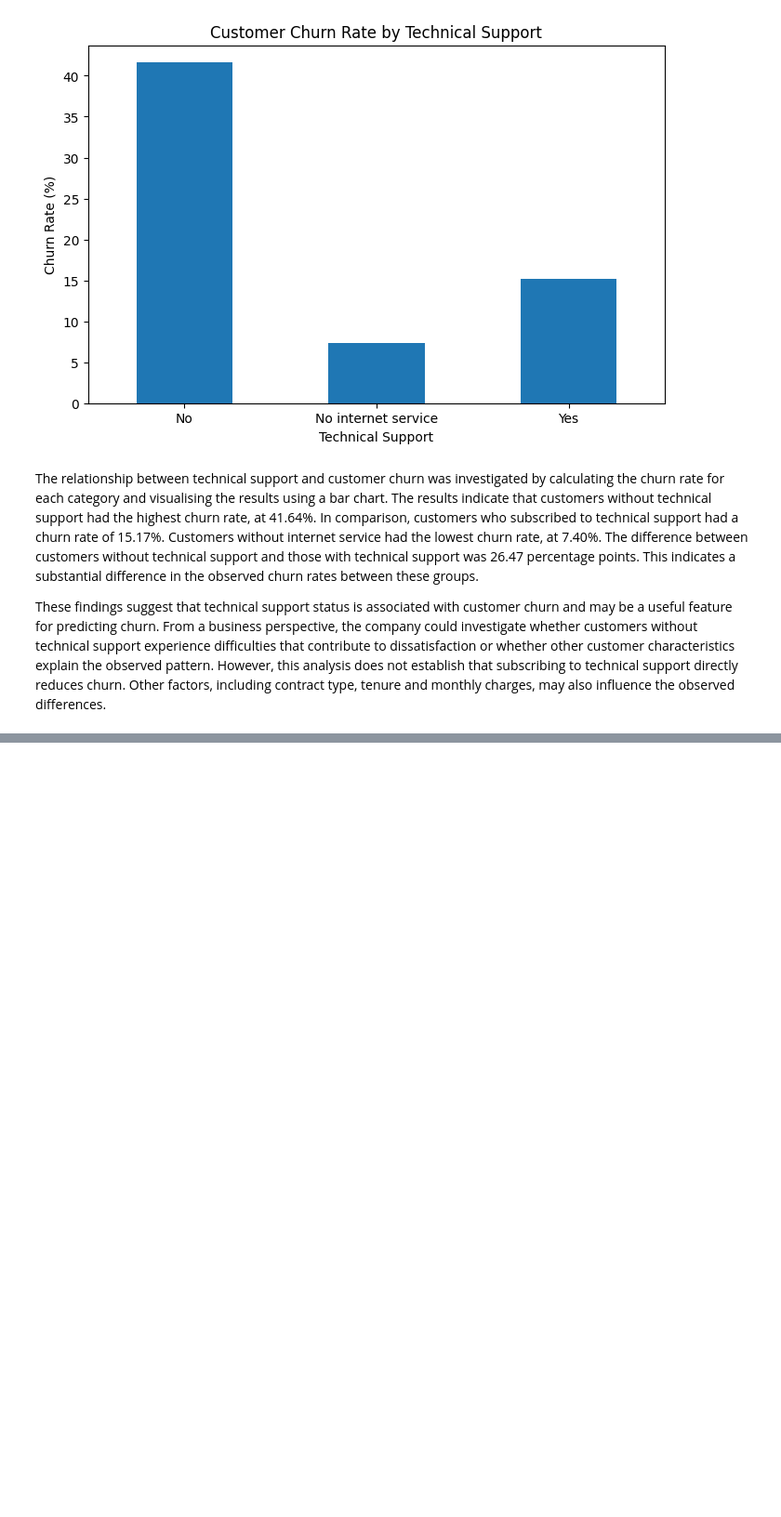
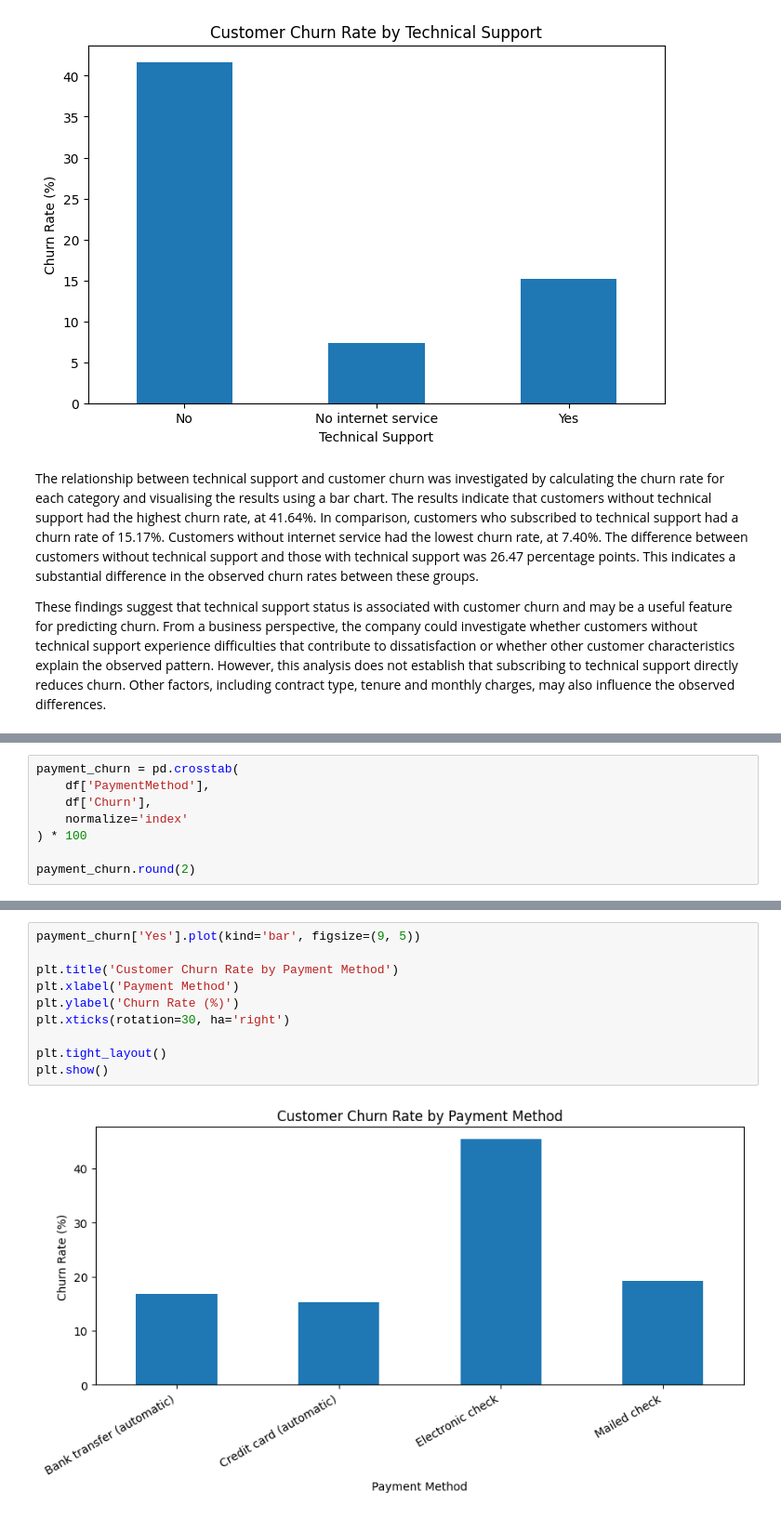
Before and after one commit to SJ174/MLCW, a Jupyter notebook: MLCW_Task_01.ipynb, the cells around one changed output, grey strips where cells are left out. Shown at 93% size. Saved outputs shown, nothing was run; the diff lists cells and outputs as text; blank space fills up the shorter version.

Commit message:
Analyzes the combined relationship between online security, tech support and churn, and also analyzes the relationship between payment method and churn

```diff
--- a/MLCW_Task_01.ipynb
+++ b/MLCW_Task_01.ipynb
@@ -403,0 +438,8 @@ These findings suggest that technical support status is associated with customer
+# %%
+payment_churn = pd.crosstab(
+    df['PaymentMethod'],
+    df['Churn'],
+    normalize='index'
+) * 100
+
+payment_churn.round(2)
@@ -403,0 +453,12 @@ These findings suggest that technical support status is associated with customer
+# %%
+payment_churn['Yes'].plot(kind='bar', figsize=(9, 5))
+
+plt.title('Customer Churn Rate by Payment Method')
+plt.xlabel('Payment Method')
+plt.ylabel('Churn Rate (%)')
+plt.xticks(rotation=30, ha='right')
+
+plt.tight_layout()
+plt.show()
+# %% [output]
+[figure, added]
```
Also changed, not shown: parts of 7 cells of this notebook.
